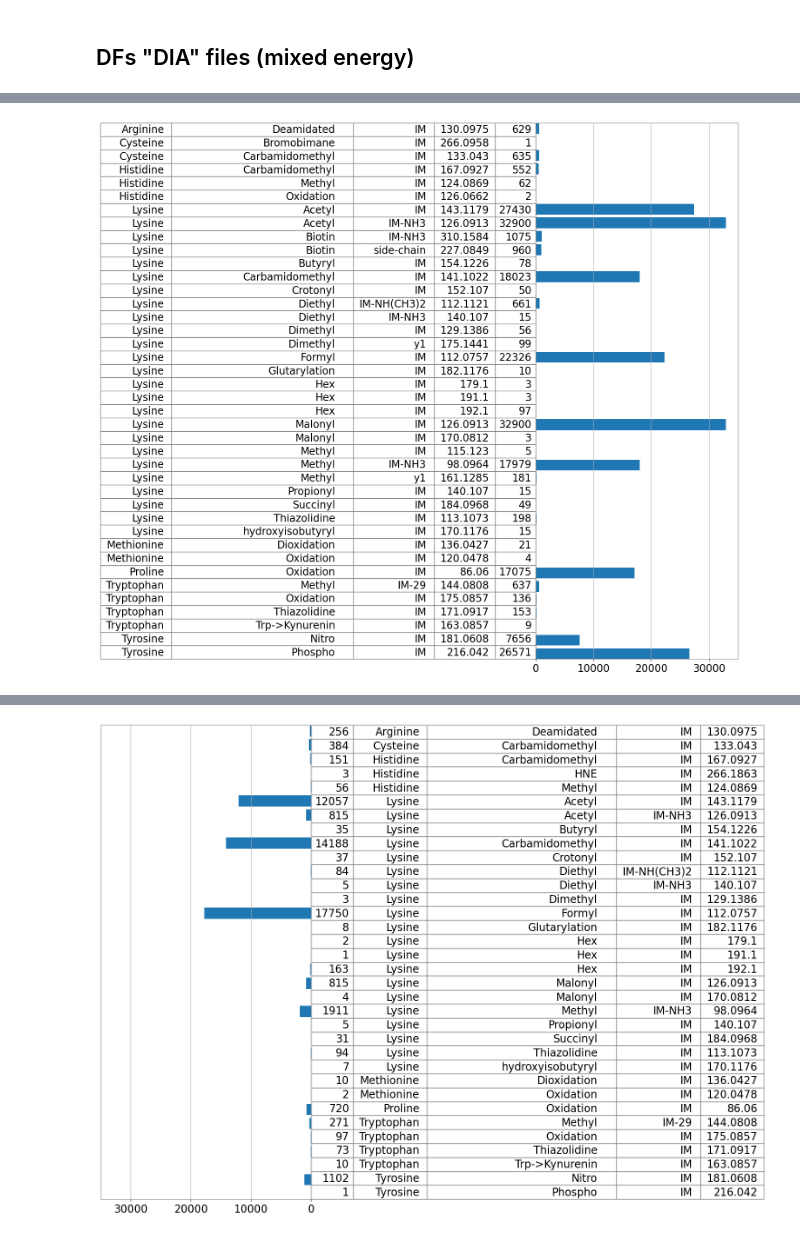
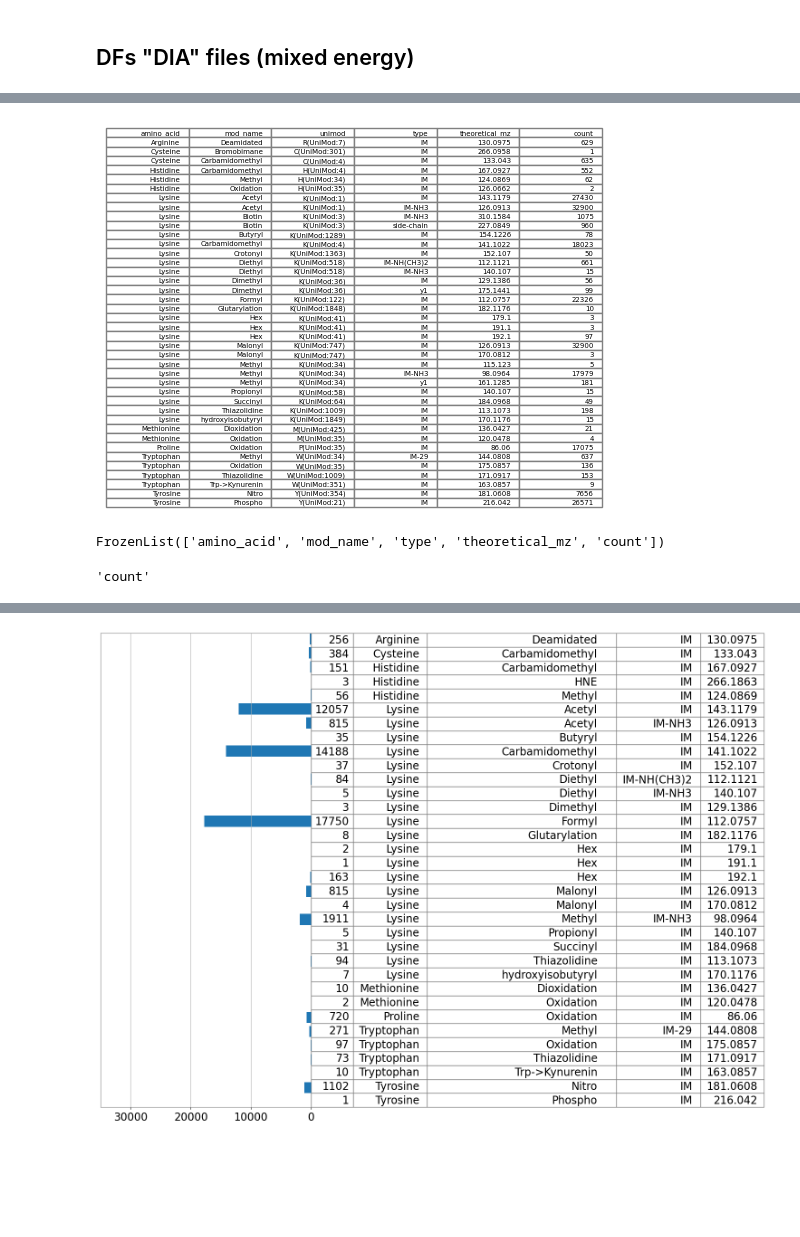
Before and after one commit to cschlaffner/PTMsearch, a Jupyter notebook: notebooks/ion_results_summary.ipynb, the cells around one changed output, grey strips where cells are left out. Drawn from its saved outputs; the diff is of its cells as text; code cells hidden in the pictures; blank space fills up the shorter version.

```diff
--- a/notebooks/ion_results_summary.ipynb
+++ b/notebooks/ion_results_summary.ipynb
@@ -198,6 +207,6 @@ grouped_bar_mods(dfs_dia_unmod_10ppm_snr, dfs_dia_mod_10ppm_snr, [1,2,3,5,10], "
 mods_df = get_mods(dfs_dia_mod_ppm[-1])
 unmods_df = get_mods(dfs_dia_unmod_ppm[-1])
 # %%
-mods_df_by_mod = mods_df[["amino_acid", "mod_name", "type", "theoretical_mz", "spectrum_id"]].groupby(["amino_acid", "mod_name", "type", "theoretical_mz"]).count().rename(columns={"spectrum_id": "count"})
+mods_df_by_mod = mods_df[["amino_acid", "mod_name", "letter_and_unimod_format_mod", "type", "theoretical_mz", "spectrum_id"]].rename(columns={"letter_and_unimod_format_mod": "unimod"}).groupby(["amino_acid", "mod_name","unimod", "type", "theoretical_mz"]).count().rename(columns={"spectrum_id": "count"})
 mods_df_by_mod
 # %% [output]
@@ -222,31 +233,53 @@ mods_df_by_mod
 # %%
-fig, ax = plt.subplots(figsize=(6, 16))
+fig, ax = plt.subplots()
 
 y_pos = np.arange(len(mods_df_by_mod))
-ax.barh(y_pos, mods_df_by_mod["count"], align='center')
-#ax.set_yticks(y_pos, [(",").join([str(index_field) for index_field in mod.Index[:2]]) for mod in mods_df_by_mod.itertuples()])
-ax.set_yticks([])
-ax.set_xticks(np.arange(0, 35000, 10000))
-plt.xticks(fontsize=17)
-ax.invert_yaxis()
-ax.set_xlim(0, 35000)
-ax.margins(y=0)
-ax.grid(True)
-for spine in ax.spines.values():
-    spine.set_edgecolor('grey')
+# ax.barh(y_pos, mods_df_by_mod["count"], align='center')
+# #ax.set_yticks(y_pos, [(",").join([str(index_field) for index_field in mod.Index[:2]]) for mod in mods_df_by_mod.itertuples()])
+# ax.set_yticks([])
+# #ax.set_xticks(np.arange(0, 35000, 10000))
+# #plt.xticks(fontsize=17)
+# ax.invert_yaxis()
+# ax.set_xlim(0, 35000)
+# ax.margins(y=0)
+# ax.grid(True)
+# for spine in ax.spines.values():
+#     spine.set_edgecolor('grey')
+fig.patch.set_visible(False)
+ax.axis("off")
+ax.axis("tight")
 
-table = ax.table(cellText=[[str(index_field) for index_field in mod.Index] + [mod.count] for mod in mods_df_by_mod.itertuples()], loc="left", colWidths=[0.07, 0.18, 0.08, 0.06, 0.04],)
+
+table = ax.table(
+    cellText=[
+        [str(index_field) for index_field in mod.Index] + [mod.count]
+        for mod in mods_df_by_mod.itertuples()
+    ],
+    colLabels=mods_df_by_mod.index.names + [mods_df_by_mod.columns.item()],
+    loc="center",
+    cellLoc='right',
+    colLoc="right"
+)
 # based on https://stackoverflow.com/a/55661458
 cell_height = 1 / len(mods_df_by_mod)
 for pos, cell in table.get_celld().items():
     cell.set_height(cell_height)
     cell.set_edgecolor("gray")
-table.scale(5, 1)
-table.set_fontsize(20)
+# table.set_fontsize(20)
 
-fig.savefig("../../data/plots/DIA_mods_10ppm_grouped_table.png", bbox_inches="tight")
+fig.savefig(
+    "../../data/plots/DIA_mods_10ppm_grouped_table_TEST.svg", bbox_inches="tight"
+)
 
 plt.show()
 # %% [output]
-[figure, old version]
+[figure, new version]
+# %%
+mods_df_by_mod.index.names + [mods_df_by_mod.columns.item()]
+# %% [output]
+FrozenList(['amino_acid', 'mod_name', 'type', 'theoretical_mz', 'count'])
+# %%
+mods_df_by_mod.columns.item()
+# %% [output]
+'count'
 # %%
```
Also changed, not shown: parts of 16 cells of this notebook, 7 other files.
